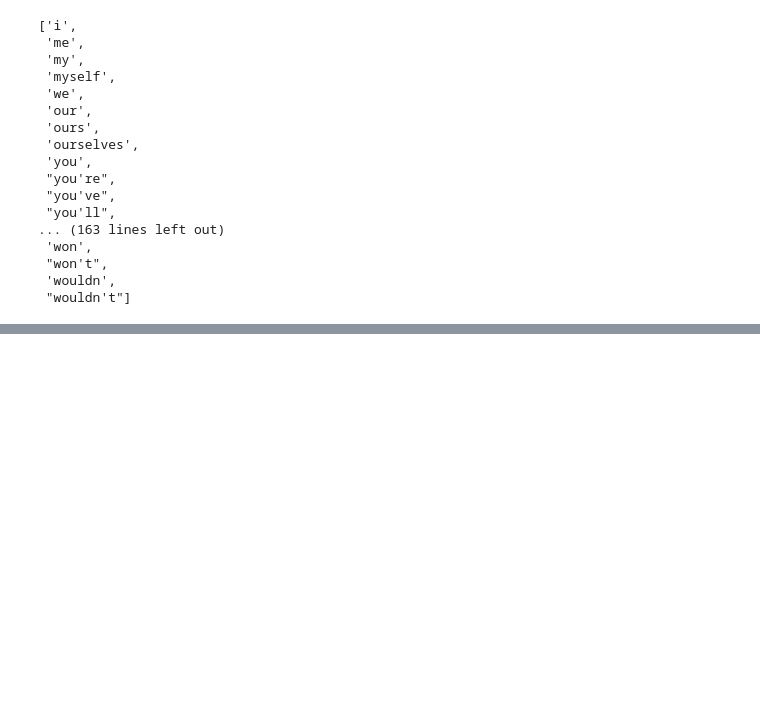
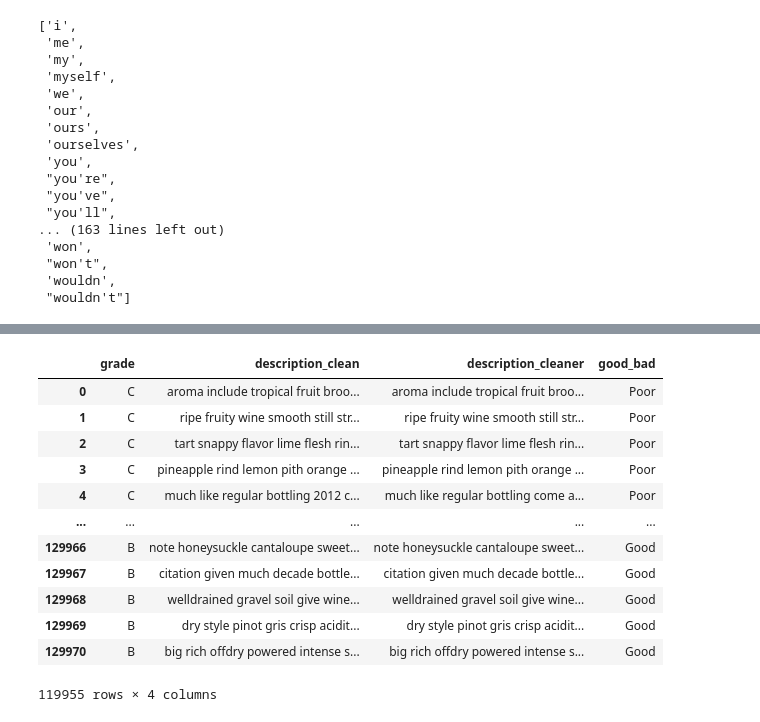
Before and after one commit to rahilanath/Final_Project, a Jupyter notebook: text_analysis.ipynb, the cells around one changed output, grey strips where cells are left out. Saved outputs shown, nothing was run; the diff lists cells and outputs as text; code cells hidden in the pictures; blank space fills up the shorter version.

```diff
--- a/text_analysis.ipynb
+++ b/text_analysis.ipynb
@@ -206,8 +237,22 @@ clean_wines.to_csv('Data/clean_wines_text.csv')
 clean_wines = pd.read_csv('Data/clean_wines_text.csv')
 clean_wines
 # %%
-dtf = clean_wines[['grade', 'description_clean', 'description_cleaner', 'adjectives']]
+dtf = clean_wines[['grade', 'description_clean', 'description_cleaner', 'good_bad']]
 dtf
+# %% [output]
+|  | grade | description_clean | description_cleaner | good_bad |
+| 0 | C | aroma include tropical fruit broo... | aroma include tropical fruit broo... | Poor |
+| 1 | C | ripe fruity wine smooth still str... | ripe fruity wine smooth still str... | Poor |
+| 2 | C | tart snappy flavor lime flesh rin... | tart snappy flavor lime flesh rin... | Poor |
+| 3 | C | pineapple rind lemon pith orange ... | pineapple rind lemon pith orange ... | Poor |
+| 4 | C | much like regular bottling 2012 c... | much like regular bottling come a... | Poor |
+| ... | ... | ... | ... | ... |
+| 129966 | B | note honeysuckle cantaloupe sweet... | note honeysuckle cantaloupe sweet... | Good |
+| 129967 | B | citation given much decade bottle... | citation given much decade bottle... | Good |
+| 129968 | B | welldrained gravel soil give wine... | welldrained gravel soil give wine... | Good |
+| 129969 | B | dry style pinot gris crisp acidit... | dry style pinot gris crisp acidit... | Good |
+| 129970 | B | big rich offdry powered intense s... | big rich offdry powered intense s... | Good |
+119955 rows × 4 columns
 # %%
 dtf_train, dtf_test = model_selection.train_test_split(dtf, test_size=0.3)
 ## get target
```
Also changed, not shown: parts of 9 cells of this notebook, 2 other files.
